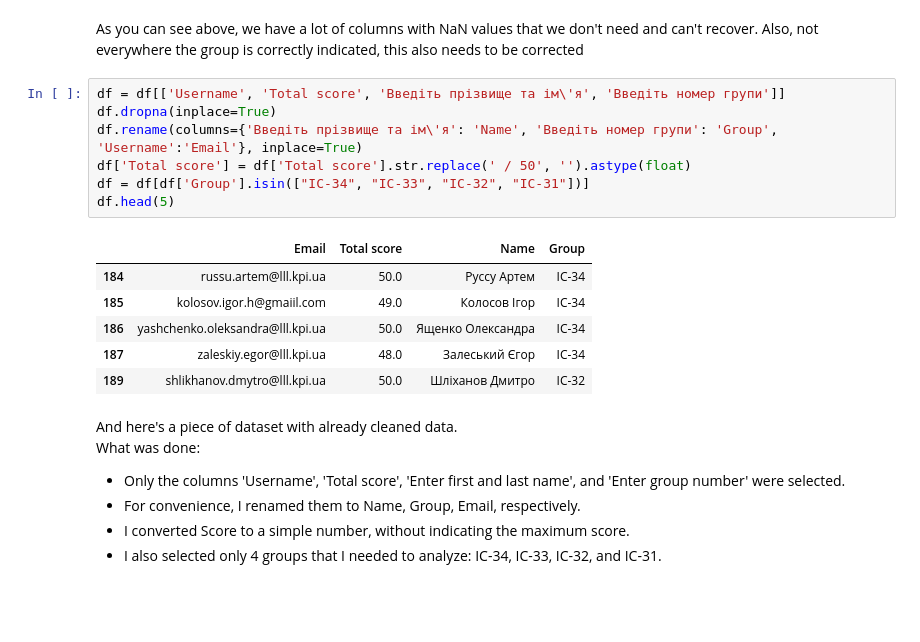
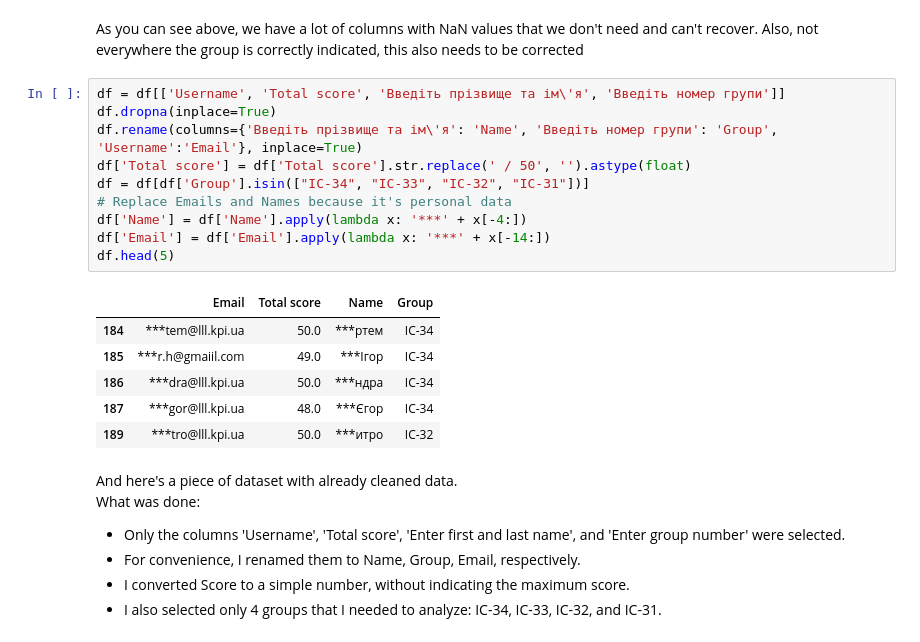
Before and after one commit to Ak1yamaKiyoshi/course-data-science, a Jupyter notebook: src/EDA KPI/OP EDA/main.ipynb, the cells around one changed output. Cells and saved outputs as stored; diff of their text form; blank space fills up the shorter version.

```diff
--- a/src/EDA KPI/OP EDA/main.ipynb
+++ b/src/EDA KPI/OP EDA/main.ipynb
@@ -44,17 +44,20 @@ Also, not everywhere the group is correctly indicated, this also needs to be cor
 # %%
 df = df[['Username', 'Total score', 'Введіть прізвище та ім\'я', 'Введіть номер групи']]
 df.dropna(inplace=True)
 df.rename(columns={'Введіть прізвище та ім\'я': 'Name', 'Введіть номер групи': 'Group', 'Username':'Email'}, inplace=True)
 df['Total score'] = df['Total score'].str.replace(' / 50', '').astype(float)
 df = df[df['Group'].isin(["ІС-34", "ІС-33", "ІС-32", "ІС-31"])]
+# Replace Emails and Names because it's personal data
+df['Name'] = df['Name'].apply(lambda x: '***' + x[-4:])
+df['Email'] = df['Email'].apply(lambda x: '***' + x[-14:])
 df.head(5)
 # %% [output]
 |  | Email | Total score | Name | Group |
-| 184 | russu.artem@lll.kpi.ua | 50.0 | Руссу Артем | ІС-34 |
-| 185 | kolosov.igor.h@gmaiil.com | 49.0 | Колосов Ігор | ІС-34 |
-| 186 | yashchenko.oleksandra@lll.kpi.ua | 50.0 | Ященко Олександра | ІС-34 |
-| 187 | zaleskiy.egor@lll.kpi.ua | 48.0 | Залеський Єгор | ІС-34 |
-| 189 | shlikhanov.dmytro@lll.kpi.ua | 50.0 | Шліханов Дмитро | ІС-32 |
+| 184 | ***tem@lll.kpi.ua | 50.0 | ***ртем | ІС-34 |
+| 185 | ***r.h@gmaiil.com | 49.0 | ***Ігор | ІС-34 |
+| 186 | ***dra@lll.kpi.ua | 50.0 | ***ндра | ІС-34 |
+| 187 | ***gor@lll.kpi.ua | 48.0 | ***Єгор | ІС-34 |
+| 189 | ***tro@lll.kpi.ua | 50.0 | ***итро | ІС-32 |
 # %% [markdown]
 And here's a piece of dataset with already cleaned data.
 <br> What was done: <br>
```
Also changed, not shown: parts of 3 cells of this notebook.
